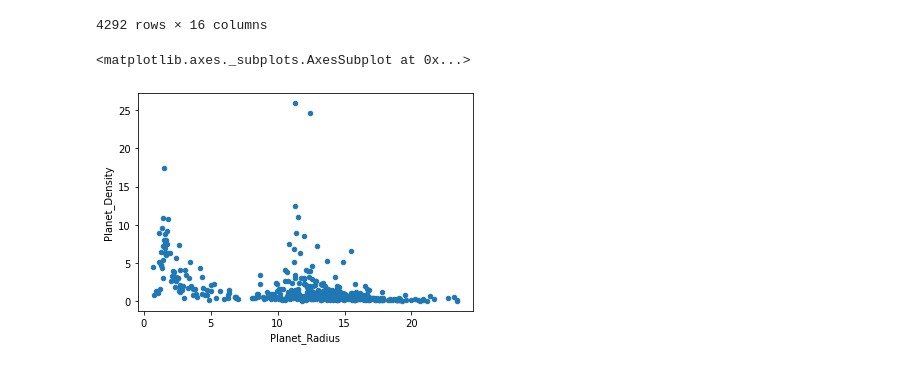
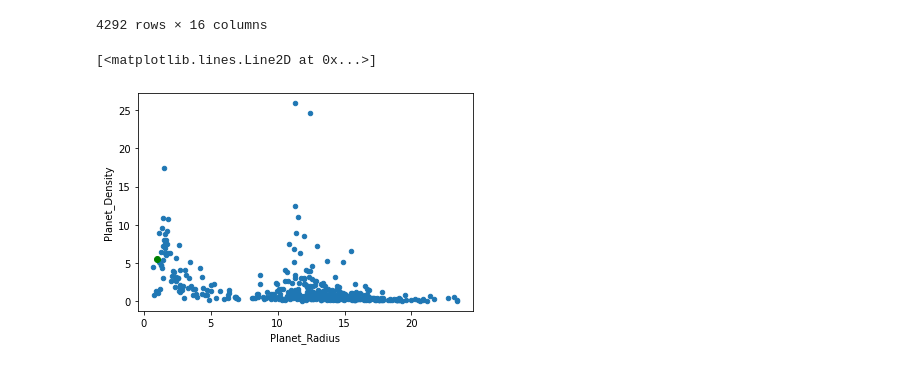
Before and after one commit to jonsb-coding/Stellar_Research, a Jupyter notebook: JMS/clean_data_JMS.ipynb, the cells around one changed output. Saved outputs shown, nothing was run; the diff lists cells and outputs as text; code cells hidden in the pictures.

```diff
--- a/JMS/clean_data_JMS.ipynb
+++ b/JMS/clean_data_JMS.ipynb
@@ -78,9 +78,10 @@ rename_df
 4292 rows × 16 columns
 # %%
 rename_df.plot.scatter(x = "Planet_Radius", y = "Planet_Density", legend = False)
+plt.plot(1, 5.51,"go")
 # %% [output]
-<matplotlib.axes._subplots.AxesSubplot at 0x...>
+[<matplotlib.lines.Line2D at 0x...>]
-[figure, old version]
+[figure, new version]
 # %%
 def plot(Planet_Radius, Planet_Density, good):
 
```
